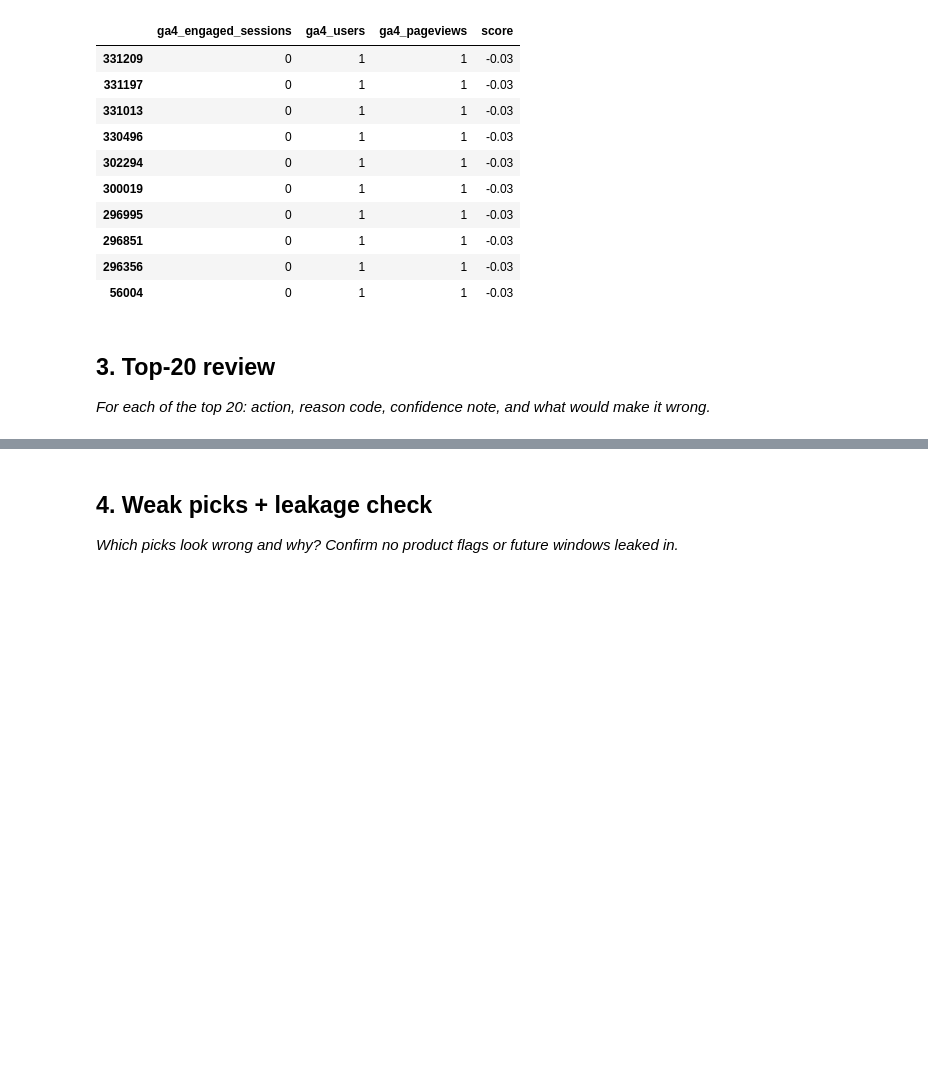
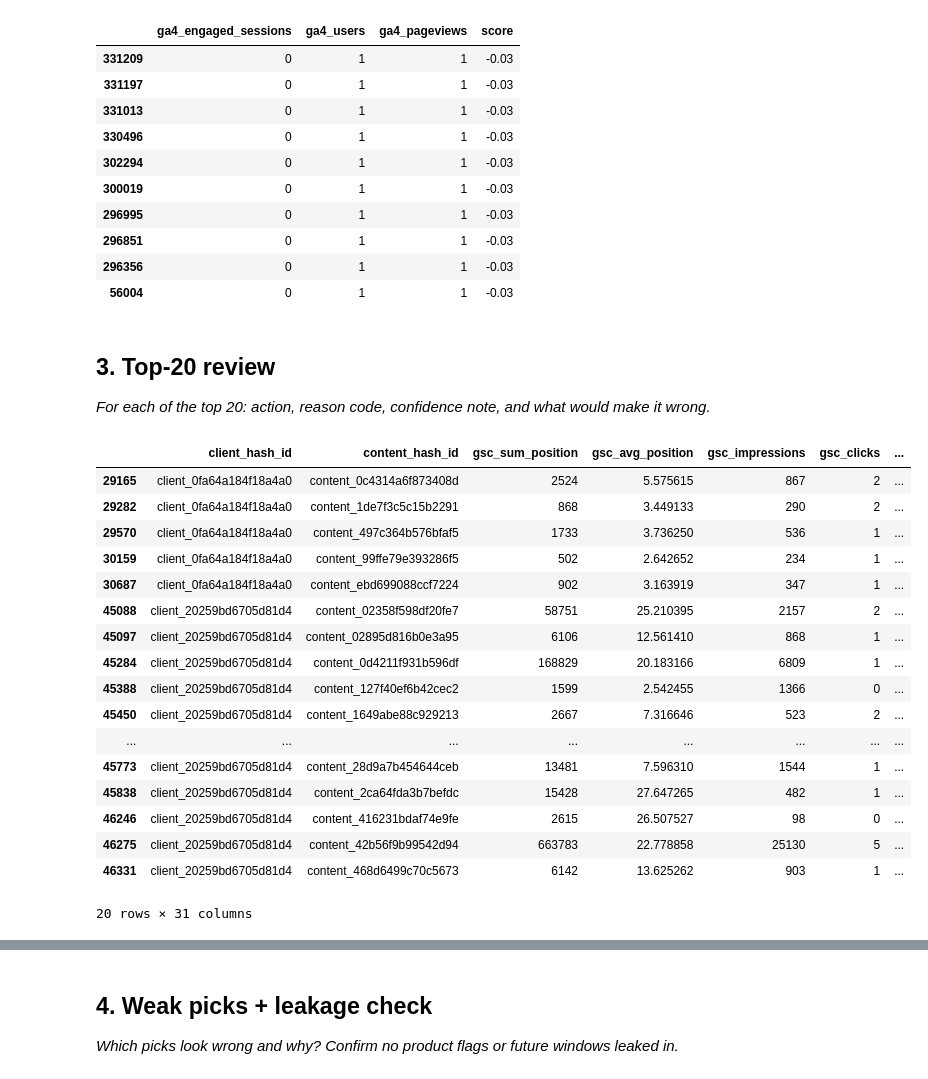
Before and after one commit to ammar-aa/Fly_rank_internship_repo, a Jupyter notebook: work/notebooks/w04_baseline_score.ipynb, the cells around one changed output, grey strips where cells are left out. Drawn from its saved outputs; the diff is of its cells as text; code cells hidden in the pictures; blank space fills up the shorter version.

```diff
--- a/work/notebooks/w04_baseline_score.ipynb
+++ b/work/notebooks/w04_baseline_score.ipynb
@@ -300,3 +300,75 @@ display(df_ga4_only_eligible[['ga4_engaged_sessions', 'ga4_users', 'ga4_pageview
 ## 3. Top-20 review
 
 *For each of the top 20: action, reason code, confidence note, and what would make it wrong.*
+# %%
+def expected_ctr(position):
+    if position <= 1: return 0.30
+    elif position <= 2: return 0.17
+    elif position <= 3: return 0.10
+    elif position <= 5: return 0.06
+    elif position <= 10: return 0.02
+    else: return 0.01
+
+
+df_full_eligible['expected_ctr'] = df_full_eligible['gsc_avg_position'].apply(expected_ctr)
+df_full_eligible['low_ctr_for_position'] = df_full_eligible['ctr'] < (0.5 * df_full_eligible['expected_ctr'])
+df_full_eligible['low_position'] = df_full_eligible['gsc_avg_position'] > 10
+df_full_eligible['low_engagement'] = (df_full_eligible['ga4_engaged_sessions'] / df_full_eligible['ga4_sessions']) < 0.50
+df_full_eligible['low_scroll'] = df_full_eligible['scroll_rate'] == 0
+df_full_eligible['low_engagement_time'] = df_full_eligible['avg_engagement_sec_per_session'] == 0
+
+def build_action_text_full(row):
+    lines = []
+    if row['low_position']:
+        lines.append("Ranks below page 1 (position > 10).")
+    if row['low_ctr_for_position']:
+        lines.append(f"CTR is under half of what's typical for its position (expected ~{row['expected_ctr']:.0%}).")
+    if row['low_engagement']:
+        lines.append("Engagement rate below 50%.")
+    if row['low_scroll']:
+        lines.append("Zero recorded clicks despite adequate impressions — CTR/snippet problem.")
+    if row['low_engagement_time']:
+        lines.append("Average time-per-session in the bottom 25% of flagged pages (relative to this pool).")
+    return " ".join(lines) if lines else "No specific underperforming signal identified."
+
+df_full_eligible['action'] = df_full_eligible.apply(build_action_text_full, axis=1)
+
+
+def build_confidence_note_full(row):
+    if row['ga4_sessions'] <= 2:
+        return "Low confidence — very few GA4 sessions this month, engagement signals (engagement rate, scroll rate, time-per-session) may be unstable."
+    if row['gsc_impressions'] < 100:
+        return "Moderate confidence — low search impression volume, trend percentage may be noisy."
+    return "High confidence — based on adequate impression and session volume across the tracked period."
+
+def build_wrong_note_full(row):
+    if row['trend_pct'] < -80:
+        return "Could be wrong if this is a 'remontada' case — a sharp recent decline that may already be recovering on the engagement side, which this snapshot wouldn't fully capture."
+    if row['ga4_sessions'] <= 2:
+        return "Could be wrong if the low GA4 activity reflects a tracking gap rather than genuine underperformance."
+    return "Could be wrong if external factors (seasonality, intentional deprioritization by the client) explain the decline rather than a content quality issue."
+
+df_full_eligible['confidence_note'] = df_full_eligible.apply(build_confidence_note_full, axis=1)
+df_full_eligible['what_would_make_it_wrong'] = df_full_eligible.apply(build_wrong_note_full, axis=1)
+
+
+display(df_full_eligible.head(20))
+# %% [output]
+|  | client_hash_id | content_hash_id | gsc_sum_position | gsc_avg_position | gsc_impressions | gsc_clicks | ... |
+| 29165 | client_0fa64a184f18a4a0 | content_0c4314a6f873408d | 2524 | 5.575615 | 867 | 2 | ... |
+| 29282 | client_0fa64a184f18a4a0 | content_1de7f3c5c15b2291 | 868 | 3.449133 | 290 | 2 | ... |
+| 29570 | client_0fa64a184f18a4a0 | content_497c364b576bfaf5 | 1733 | 3.736250 | 536 | 1 | ... |
+| 30159 | client_0fa64a184f18a4a0 | content_99ffe79e393286f5 | 502 | 2.642652 | 234 | 1 | ... |
+| 30687 | client_0fa64a184f18a4a0 | content_ebd699088ccf7224 | 902 | 3.163919 | 347 | 1 | ... |
+| 45088 | client_20259bd6705d81d4 | content_02358f598df20fe7 | 58751 | 25.210395 | 2157 | 2 | ... |
+| 45097 | client_20259bd6705d81d4 | content_02895d816b0e3a95 | 6106 | 12.561410 | 868 | 1 | ... |
+| 45284 | client_20259bd6705d81d4 | content_0d4211f931b596df | 168829 | 20.183166 | 6809 | 1 | ... |
+| 45388 | client_20259bd6705d81d4 | content_127f40ef6b42cec2 | 1599 | 2.542455 | 1366 | 0 | ... |
+| 45450 | client_20259bd6705d81d4 | content_1649abe88c929213 | 2667 | 7.316646 | 523 | 2 | ... |
+| ... | ... | ... | ... | ... | ... | ... | ... |
+| 45773 | client_20259bd6705d81d4 | content_28d9a7b454644ceb | 13481 | 7.596310 | 1544 | 1 | ... |
+| 45838 | client_20259bd6705d81d4 | content_2ca64fda3b7befdc | 15428 | 27.647265 | 482 | 1 | ... |
+| 46246 | client_20259bd6705d81d4 | content_416231bdaf74e9fe | 2615 | 26.507527 | 98 | 0 | ... |
+| 46275 | client_20259bd6705d81d4 | content_42b56f9b99542d94 | 663783 | 22.778858 | 25130 | 5 | ... |
+| 46331 | client_20259bd6705d81d4 | content_468d6499c70c5673 | 6142 | 13.625262 | 903 | 1 | ... |
+20 rows × 31 columns
```
Also changed, not shown: parts of 4 cells of this notebook.
